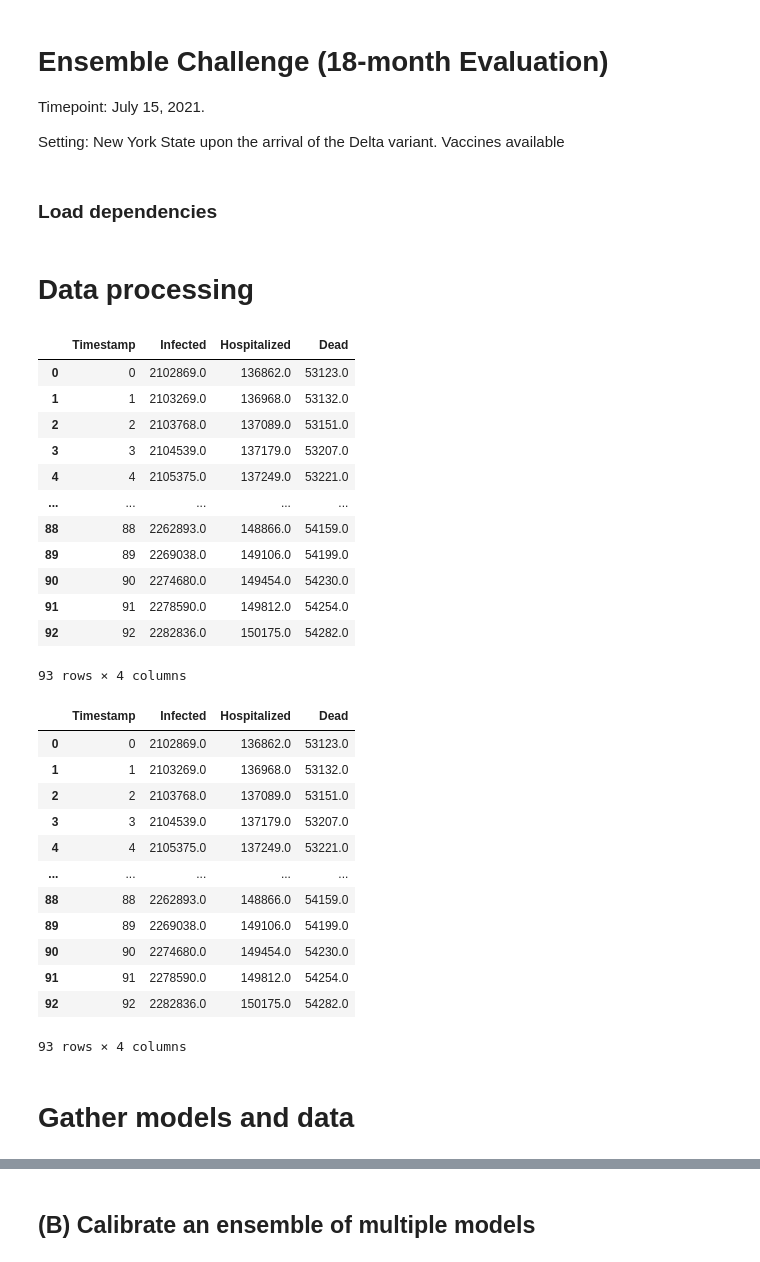
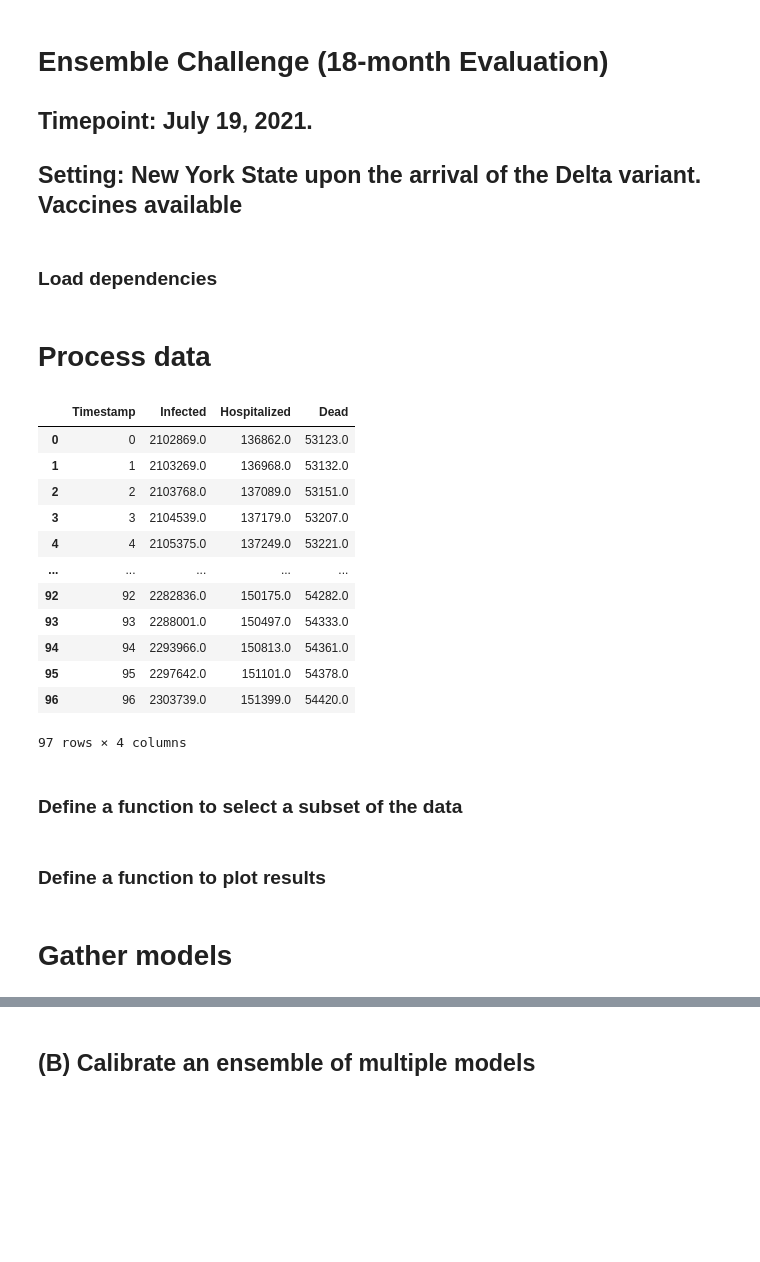
Before and after one commit to ciemss/program-milestones, a Jupyter notebook: 18-month-milestone/evaluation/Epi_Ensemble_Challenge/CIEMSS_Team_Ensemble_Challenge.ipynb, the cells around one changed output, grey strips where cells are left out. Drawn from its saved outputs; the diff is of its cells as text; code cells hidden in the pictures; blank space fills up the shorter version.

```diff
--- a/18-month-milestone/evaluation/Epi_Ensemble_Challenge/CIEMSS_Team_Ensemble_Challenge.ipynb
+++ b/18-month-milestone/evaluation/Epi_Ensemble_Challenge/CIEMSS_Team_Ensemble_Challenge.ipynb
@@ -1,8 +1,8 @@
 # %% [markdown]
 # Ensemble Challenge (18-month Evaluation)
 
-Timepoint: July 15, 2021.
+## Timepoint: July 19, 2021.
 
-Setting: New York State upon the arrival of the Delta variant. Vaccines available
+## Setting: New York State upon the arrival of the Delta variant. Vaccines available
 # %%
 # TODO:
@@ -24,55 +24,45 @@ import pyciemss.visuals.plots as plots
 import pyciemss.visuals.vega as vega
 import pyciemss.visuals.trajectories as trajectories
 # %% [markdown]
-# Data processing
+# Process data
 # %%
 location = "New York"
 BETTER_NAMES = {'Cases': 'Infected',
                 'Hospitalizations': 'Hospitalized',
                 'Deaths': 'Dead'}
 ## instantiate, making sure no dates are skipped between start and end (could be found dynamically)
 full_dataset = pd.DataFrame({'date':pd.date_range(start='1/22/2020', end='3/29/2024')})
 
 ## fill the instantiated dataset
 for i in ['Cases','Hospitalizations','Deaths']:
     all_data = pd.read_csv(f'https://media.githubusercontent.com/media/reichlab/covid19-forecast-hub/master/data-truth/truth-Incident%20{i}.csv')
     subset   = all_data[all_data.location_name == location].groupby("date")["value"].sum().reset_index()
     subset.date = pd.to_datetime(subset.date)
     subset['cumsum'] = subset.value.cumsum()
     full_dataset = full_dataset.merge(subset[['date','cumsum']], how='outer', on='date').rename(columns={'cumsum':BETTER_NAMES[i]})
 
-full_dataset[(full_dataset.date >= '2021-06-01') & (full_dataset.date < '2021-09-02')].reset_index(drop=True).reset_index(names=['Timestamp']).drop(['date'],axis=1)
+full_dataset[(full_dataset.date >= '2021-06-01') & (full_dataset.date < '2021-09-06')].reset_index(drop=True).reset_index(names=['Timestamp']).drop(['date'],axis=1)
 # %% [output]
 |  | Timestamp | Infected | Hospitalized | Dead |
 | 0 | 0 | 2102869.0 | 136862.0 | 53123.0 |
 | 1 | 1 | 2103269.0 | 136968.0 | 53132.0 |
 | 2 | 2 | 2103768.0 | 137089.0 | 53151.0 |
 | 3 | 3 | 2104539.0 | 137179.0 | 53207.0 |
 | 4 | 4 | 2105375.0 | 137249.0 | 53221.0 |
 | ... | ... | ... | ... | ... |
-| 88 | 88 | 2262893.0 | 148866.0 | 54159.0 |
-| 89 | 89 | 2269038.0 | 149106.0 | 54199.0 |
-| 90 | 90 | 2274680.0 | 149454.0 | 54230.0 |
-| 91 | 91 | 2278590.0 | 149812.0 | 54254.0 |
 | 92 | 92 | 2282836.0 | 150175.0 | 54282.0 |
+| 93 | 93 | 2288001.0 | 150497.0 | 54333.0 |
+| 94 | 94 | 2293966.0 | 150813.0 | 54361.0 |
+| 95 | 95 | 2297642.0 | 151101.0 | 54378.0 |
+| 96 | 96 | 2303739.0 | 151399.0 | 54420.0 |
-93 rows × 4 columns
+97 rows × 4 columns
+# %% [markdown]
+### Define a function to select a subset of the data
 # %%
-def get_data_between(start='2021-06-01',end='2021-09-02'):
+def get_data_between(start='2021-06-01',end='2021-09-06'):
     return full_dataset[(full_dataset.date >= start) & (full_dataset.date < end)].reset_index(drop=True).reset_index(names=['Timestamp']).drop(['date'],axis=1)
 
-dataset = get_data_between('2021-06-01', '2021-09-02')
+dataset = get_data_between('2021-06-01', '2021-09-06')
 # dataset
-# %% [output]
-|  | Timestamp | Infected | Hospitalized | Dead |
-| 0 | 0 | 2102869.0 | 136862.0 | 53123.0 |
-| 1 | 1 | 2103269.0 | 136968.0 | 53132.0 |
-| 2 | 2 | 2103768.0 | 137089.0 | 53151.0 |
-| 3 | 3 | 2104539.0 | 137179.0 | 53207.0 |
-| 4 | 4 | 2105375.0 | 137249.0 | 53221.0 |
-| ... | ... | ... | ... | ... |
-| 88 | 88 | 2262893.0 | 148866.0 | 54159.0 |
-| 89 | 89 | 2269038.0 | 149106.0 | 54199.0 |
-| 90 | 90 | 2274680.0 | 149454.0 | 54230.0 |
-| 91 | 91 | 2278590.0 | 149812.0 | 54254.0 |
-| 92 | 92 | 2282836.0 | 150175.0 | 54282.0 |
-93 rows × 4 columns
+# %% [markdown]
+### Define a function to plot results
@@ -79,3 +86,3 @@ dataset = get_data_between('2021-06-01', '2021-09-02')
 # %% [markdown]
-# Gather models and data
+# Gather models
 # %%
```
Also changed, not shown: parts of 35 cells of this notebook, 4 other files.
